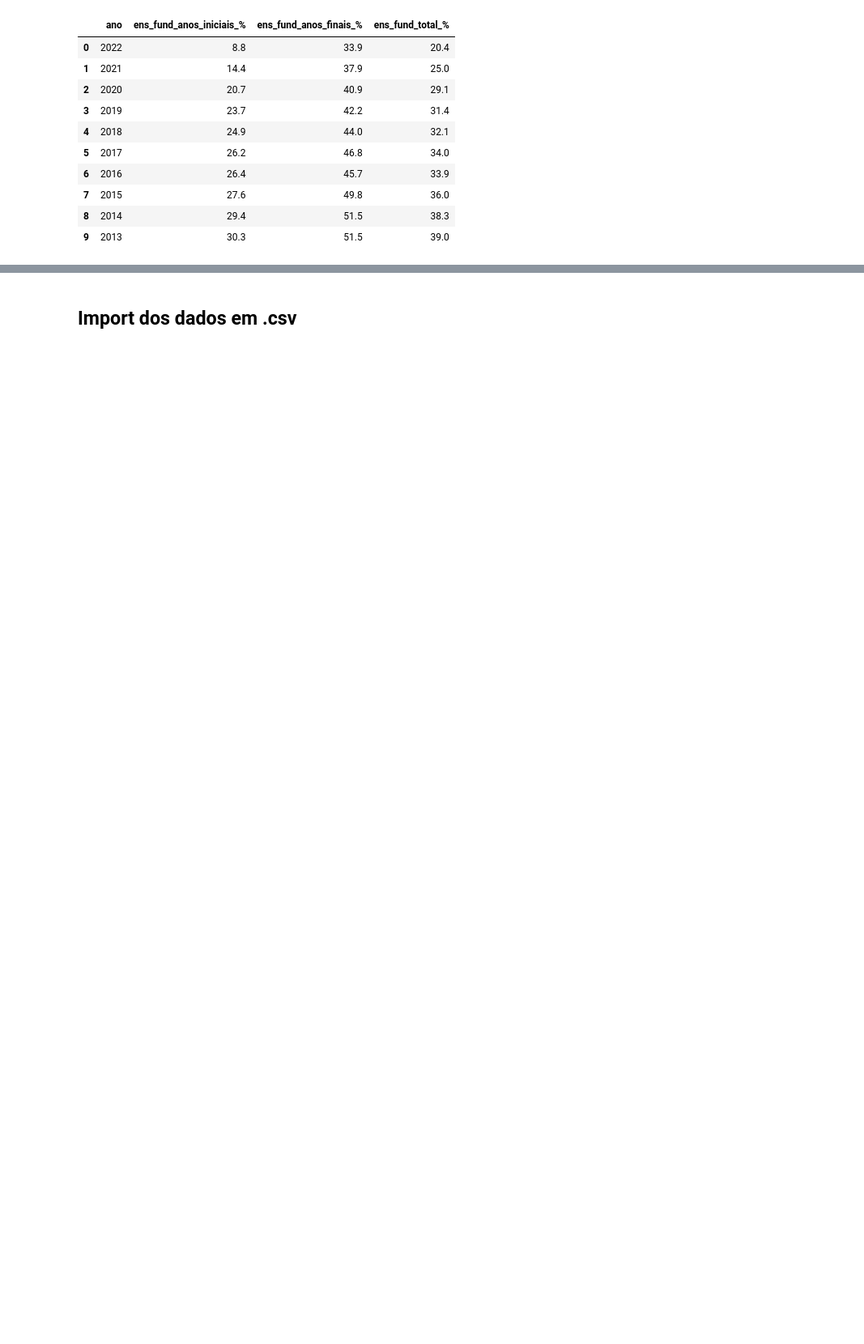
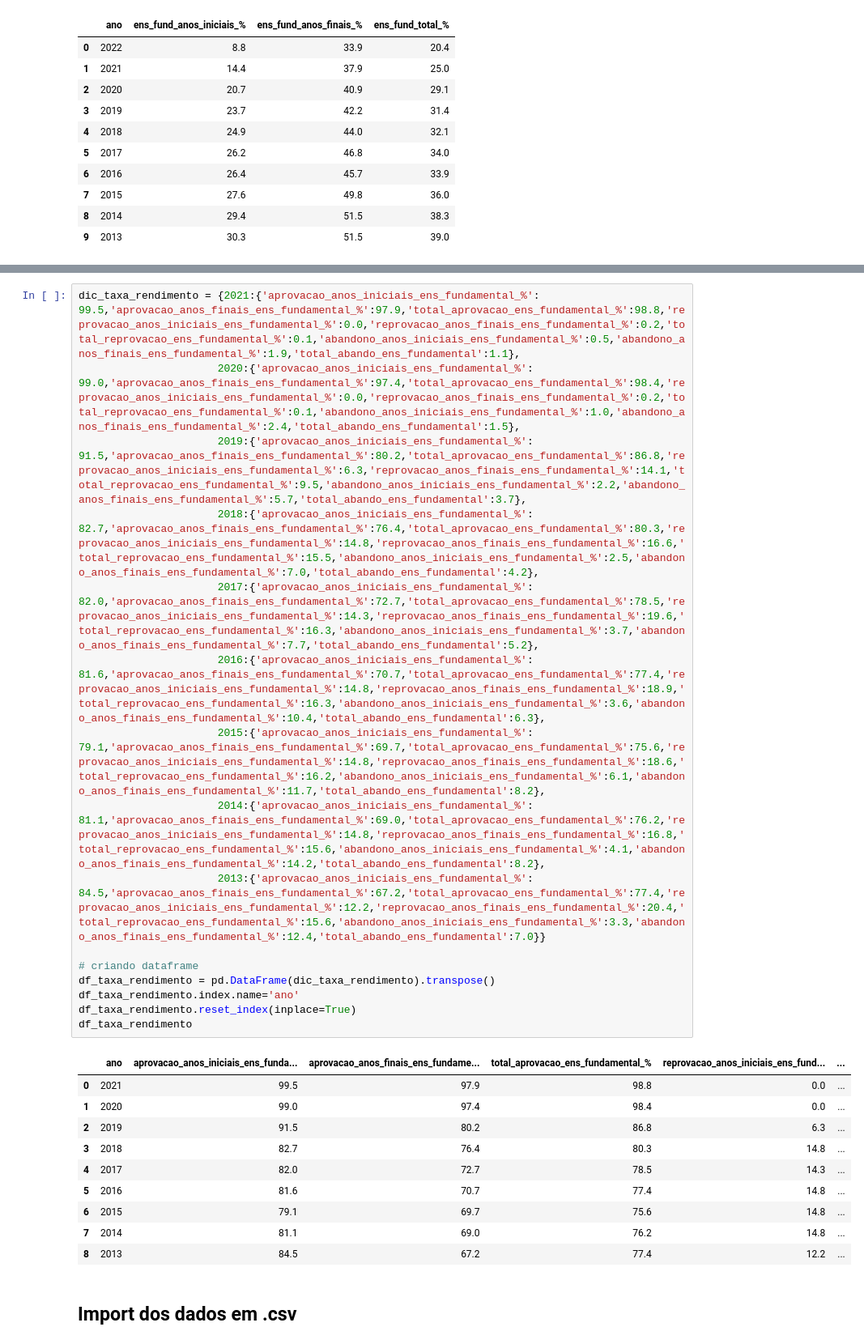
Before and after one commit to AllysonAbreu/dw_contas_publicas_2022, a Jupyter notebook: dea_despesas_dados_novos.ipynb, the cells around one changed output, grey strips where cells are left out. Shown: that part at 81% size. Saved outputs shown, nothing was run; the diff lists cells and outputs as text; blank space fills up the shorter version.

```diff
--- a/dea_despesas_dados_novos.ipynb
+++ b/dea_despesas_dados_novos.ipynb
@@ -218,2 +248,29 @@ df_taxa_distocao_idade_serie
+# %%
+dic_taxa_rendimento = {2021:{'aprovacao_anos_iniciais_ens_fundamental_%': 99.5,'aprovacao_anos_finais_ens_fundamental_%':97.9,'total_aprovacao_ens_fundamental_%':98.8,'reprovacao_anos_iniciais_ens_fundamental_%':0.0,'reprovacao_anos_finais_ens_fundamental_%':0.2,'total_reprovacao_ens_fundamental_%':0.1,'abandono_anos_iniciais_ens_fundamental_%':0.5,'abandono_anos_finais_ens_fundamental_%':1.9,'total_abando_ens_fundamental':1.1},
+                      2020:{'aprovacao_anos_iniciais_ens_fundamental_%': 99.0,'aprovacao_anos_finais_ens_fundamental_%':97.4,'total_aprovacao_ens_fundamental_%':98.4,'reprovacao_anos_iniciais_ens_fundamental_%':0.0,'reprovacao_anos_finais_ens_fundamental_%':0.2,'total_reprovacao_ens_fundamental_%':0.1,'abandono_anos_iniciais_ens_fundamental_%':1.0,'abandono_anos_finais_ens_fundamental_%':2.4,'total_abando_ens_fundamental':1.5},
+                      2019:{'aprovacao_anos_iniciais_ens_fundamental_%': 91.5,'aprovacao_anos_finais_ens_fundamental_%':80.2,'total_aprovacao_ens_fundamental_%':86.8,'reprovacao_anos_iniciais_ens_fundamental_%':6.3,'reprovacao_anos_finais_ens_fundamental_%':14.1,'total_reprovacao_ens_fundamental_%':9.5,'abandono_anos_iniciais_ens_fundamental_%':2.2,'abandono_anos_finais_ens_fundamental_%':5.7,'total_abando_ens_fundamental':3.7},
+                      2018:{'aprovacao_anos_iniciais_ens_fundamental_%': 82.7,'aprovacao_anos_finais_ens_fundamental_%':76.4,'total_aprovacao_ens_fundamental_%':80.3,'reprovacao_anos_iniciais_ens_fundamental_%':14.8,'reprovacao_anos_finais_ens_fundamental_%':16.6,'total_reprovacao_ens_fundamental_%':15.5,'abandono_anos_iniciais_ens_fundamental_%':2.5,'abandono_anos_finais_ens_fundamental_%':7.0,'total_abando_ens_fundamental':4.2},
+                      2017:{'aprovacao_anos_iniciais_ens_fundamental_%': 82.0,'aprovacao_anos_finais_ens_fundamental_%':72.7,'total_aprovacao_ens_fundamental_%':78.5,'reprovacao_anos_iniciais_ens_fundamental_%':14.3,'reprovacao_anos_finais_ens_fundamental_%':19.6,'total_reprovacao_ens_fundamental_%':16.3,'abandono_anos_iniciais_ens_fundamental_%':3.7,'abandono_anos_finais_ens_fundamental_%':7.7,'total_abando_ens_fundamental':5.2},
+                      2016:{'aprovacao_anos_iniciais_ens_fundamental_%': 81.6,'aprovacao_anos_finais_ens_fundamental_%':70.7,'total_aprovacao_ens_fundamental_%':77.4,'reprovacao_anos_iniciais_ens_fundamental_%':14.8,'reprovacao_anos_finais_ens_fundamental_%':18.9,'total_reprovacao_ens_fundamental_%':16.3,'abandono_anos_iniciais_ens_fundamental_%':3.6,'abandono_anos_finais_ens_fundamental_%':10.4,'total_abando_ens_fundamental':6.3},
+                      2015:{'aprovacao_anos_iniciais_ens_fundamental_%': 79.1,'aprovacao_anos_finais_ens_fundamental_%':69.7,'total_aprovacao_ens_fundamental_%':75.6,'reprovacao_anos_iniciais_ens_fundamental_%':14.8,'reprovacao_anos_finais_ens_fundamental_%':18.6,'total_reprovacao_ens_fundamental_%':16.2,'abandono_anos_iniciais_ens_fundamental_%':6.1,'abandono_anos_finais_ens_fundamental_%':11.7,'total_abando_ens_fundamental':8.2},
+                      2014:{'aprovacao_anos_iniciais_ens_fundamental_%': 81.1,'aprovacao_anos_finais_ens_fundamental_%':69.0,'total_aprovacao_ens_fundamental_%':76.2,'reprovacao_anos_iniciais_ens_fundamental_%':14.8,'reprovacao_anos_finais_ens_fundamental_%':16.8,'total_reprovacao_ens_fundamental_%':15.6,'abandono_anos_iniciais_ens_fundamental_%':4.1,'abandono_anos_finais_ens_fundamental_%':14.2,'total_abando_ens_fundamental':8.2},
+                      2013:{'aprovacao_anos_iniciais_ens_fundamental_%': 84.5,'aprovacao_anos_finais_ens_fundamental_%':67.2,'total_aprovacao_ens_fundamental_%':77.4,'reprovacao_anos_iniciais_ens_fundamental_%':12.2,'reprovacao_anos_finais_ens_fundamental_%':20.4,'total_reprovacao_ens_fundamental_%':15.6,'abandono_anos_iniciais_ens_fundamental_%':3.3,'abandono_anos_finais_ens_fundamental_%':12.4,'total_abando_ens_fundamental':7.0}}
+
+# criando dataframe
+df_taxa_rendimento = pd.DataFrame(dic_taxa_rendimento).transpose()
+df_taxa_rendimento.index.name='ano'
+df_taxa_rendimento.reset_index(inplace=True)
+df_taxa_rendimento
+# %% [output]
+|  | ano | aprovacao_anos_iniciais_ens_funda... | aprovacao_anos_finais_ens_fundame... | total_aprovacao_ens_fundamental_% | reprovacao_anos_iniciais_ens_fund... | ... |
+| 0 | 2021 | 99.5 | 97.9 | 98.8 | 0.0 | ... |
+| 1 | 2020 | 99.0 | 97.4 | 98.4 | 0.0 | ... |
+| 2 | 2019 | 91.5 | 80.2 | 86.8 | 6.3 | ... |
+| 3 | 2018 | 82.7 | 76.4 | 80.3 | 14.8 | ... |
+| 4 | 2017 | 82.0 | 72.7 | 78.5 | 14.3 | ... |
+| 5 | 2016 | 81.6 | 70.7 | 77.4 | 14.8 | ... |
+| 6 | 2015 | 79.1 | 69.7 | 75.6 | 14.8 | ... |
+| 7 | 2014 | 81.1 | 69.0 | 76.2 | 14.8 | ... |
+| 8 | 2013 | 84.5 | 67.2 | 77.4 | 12.2 | ... |
 # %% [markdown]
 ## Import dos dados em .csv
```
Also changed, not shown: parts of 10 cells of this notebook.
